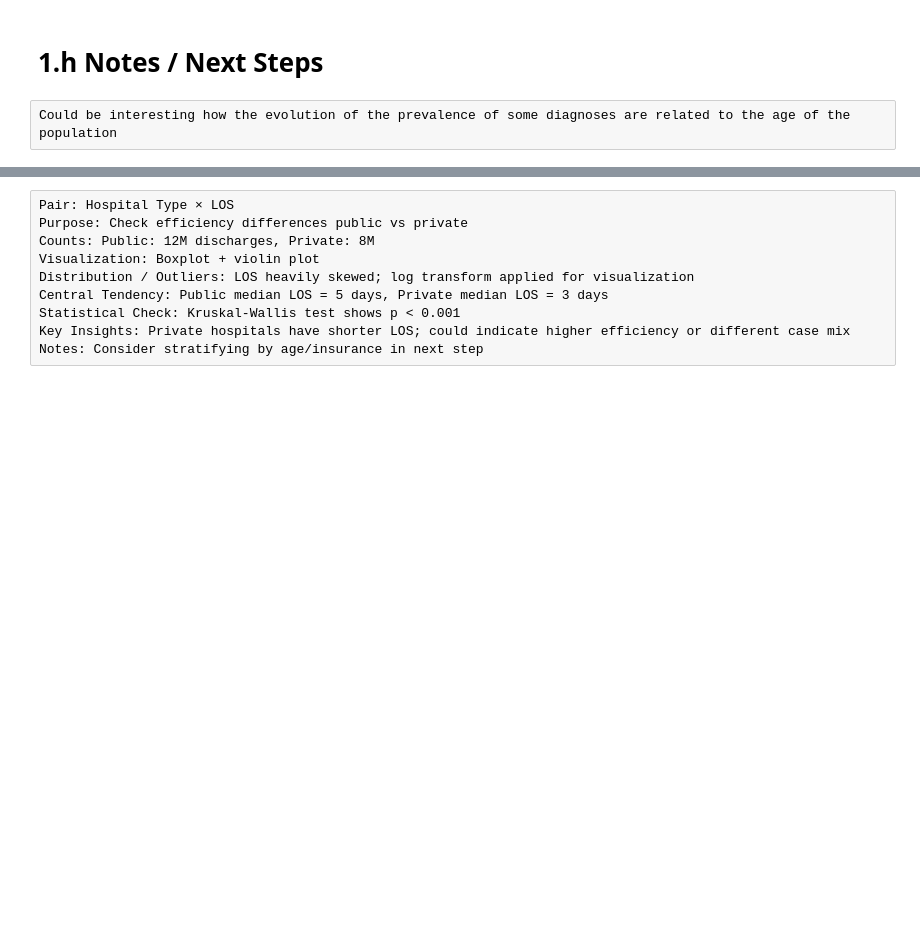
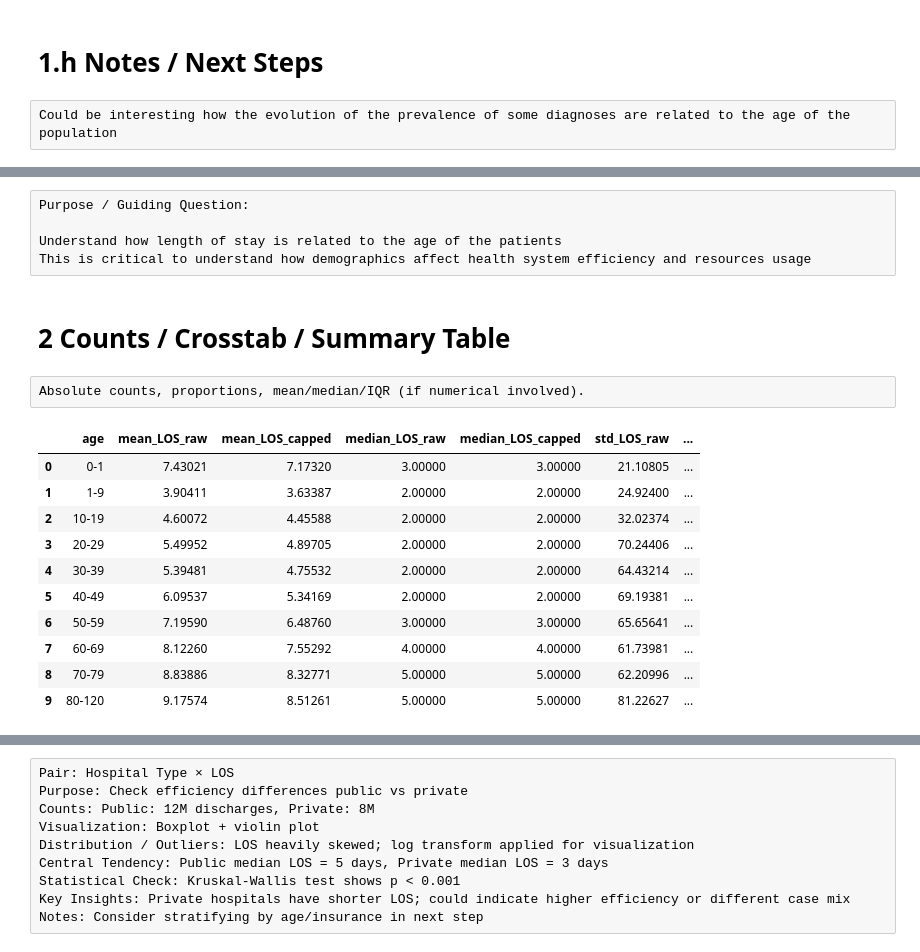
Before and after one commit to mirkopodunavak1996/EDAHospDischarges_Chile2001-2024, a Jupyter notebook: notebooks/General_Analysis_2001-2024_Bivariate(2).ipynb, the cells around one changed output, grey strips where cells are left out. Cells and saved outputs as stored; diff of their text form; code cells hidden in the pictures; blank space fills up the shorter version.

```diff
--- a/notebooks/General_Analysis_2001-2024_Bivariate(2).ipynb
+++ b/notebooks/General_Analysis_2001-2024_Bivariate(2).ipynb
@@ -904,0 +885,9 @@ Notes:
+# %% [raw]
+Purpose / Guiding Question:
+
+Understand how length of stay is related to the age of the patients
+This is critical to understand how demographics affect health system efficiency and resources usage
+# %% [markdown]
+# 2 Counts / Crosstab / Summary Table
+# %% [raw]
+Absolute counts, proportions, mean/median/IQR (if numerical involved).
@@ -904,0 +902,14 @@ Notes:
+# %%
+LOS_age_distr
+# %% [output]
+|  | age | mean_LOS_raw | mean_LOS_capped | median_LOS_raw | median_LOS_capped | std_LOS_raw | ... |
+| 0 | 0-1 | 7.43021 | 7.17320 | 3.00000 | 3.00000 | 21.10805 | ... |
+| 1 | 1-9 | 3.90411 | 3.63387 | 2.00000 | 2.00000 | 24.92400 | ... |
+| 2 | 10-19 | 4.60072 | 4.45588 | 2.00000 | 2.00000 | 32.02374 | ... |
+| 3 | 20-29 | 5.49952 | 4.89705 | 2.00000 | 2.00000 | 70.24406 | ... |
+| 4 | 30-39 | 5.39481 | 4.75532 | 2.00000 | 2.00000 | 64.43214 | ... |
+| 5 | 40-49 | 6.09537 | 5.34169 | 2.00000 | 2.00000 | 69.19381 | ... |
+| 6 | 50-59 | 7.19590 | 6.48760 | 3.00000 | 3.00000 | 65.65641 | ... |
+| 7 | 60-69 | 8.12260 | 7.55292 | 4.00000 | 4.00000 | 61.73981 | ... |
+| 8 | 70-79 | 8.83886 | 8.32771 | 5.00000 | 5.00000 | 62.20996 | ... |
+| 9 | 80-120 | 9.17574 | 8.51261 | 5.00000 | 5.00000 | 81.22627 | ... |
```
Also changed, not shown: parts of 69 cells of this notebook.
